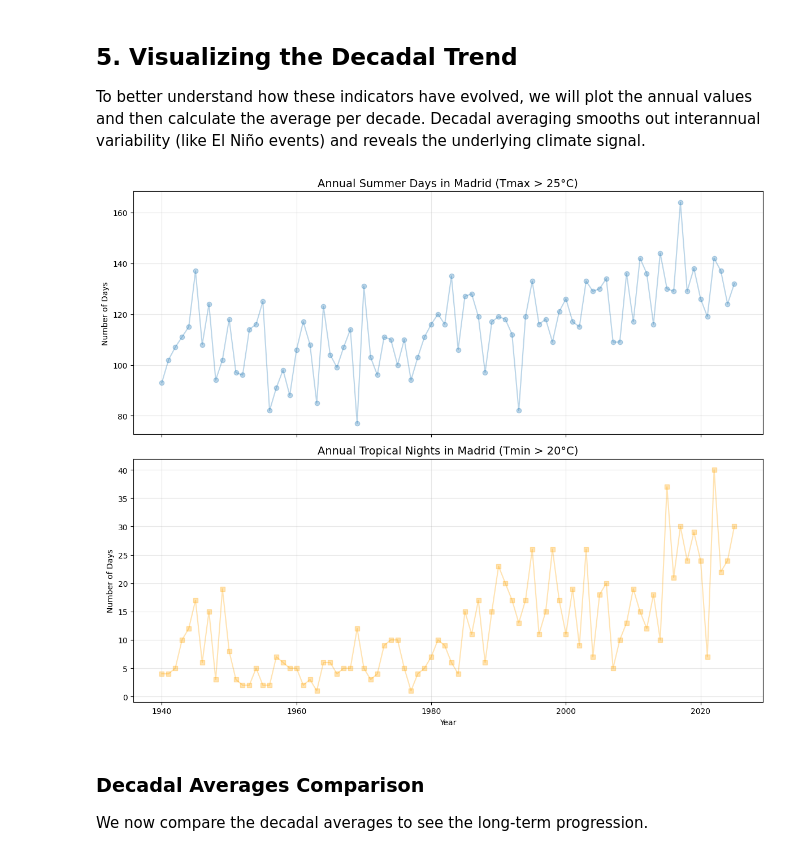
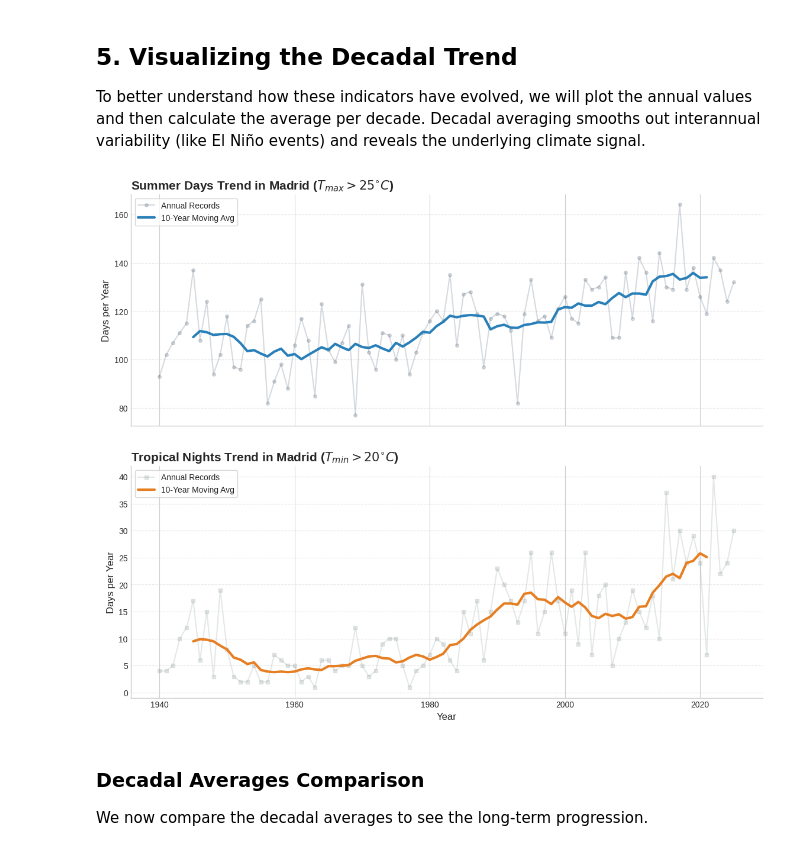
Before and after one commit to Predictia/earthkit-climate, a Jupyter notebook: docs/notebooks/era5_decadal_warming.ipynb, the cells around one changed output. Saved outputs shown, nothing was run; the diff lists cells and outputs as text; code cells hidden in the pictures.

```diff
--- a/docs/notebooks/era5_decadal_warming.ipynb
+++ b/docs/notebooks/era5_decadal_warming.ipynb
@@ -82,30 +82,68 @@ tr_annual = tn_days_above(tmin_daily, thresh="20 degC").squeeze()
 
 To better understand how these indicators have evolved, we will plot the annual values and then calculate the average per decade. Decadal averaging smooths out interannual variability (like El Niño events) and reveals the underlying climate signal.
 # %%
-# Convert to Pandas for easier plotting and decadal grouping
+# Data preparation
 df = pd.DataFrame(
     {"Summer Days": su_annual.values, "Tropical Nights": tr_annual.values}, index=su_annual.time.dt.year.values
 )
 
-fig, (ax1, ax2) = plt.subplots(2, 1, figsize=(12, 10), sharex=True)
+# Calculate 10-year rolling averages for trend visualization
+df_smooth = df.rolling(window=10, center=True).mean()
 
-# 1. Plot Annual Summer Days
-ax1.plot(df.index, df["Summer Days"], marker="o", linestyle="-", alpha=0.3, label="Annual")
-ax1.set_title("Annual Summer Days in Madrid (Tmax > 25\u00b0C)", fontsize=14)
-ax1.set_ylabel("Number of Days")
-ax1.grid(True, alpha=0.3)
+# Plotting configuration
+plt.style.use("seaborn-v0_8-whitegrid")
+fig, (ax1, ax2) = plt.subplots(2, 1, figsize=(12, 10), sharex=True, dpi=100)
 
-# 2. Plot Annual Tropical Nights
-ax2.plot(df.index, df["Tropical Nights"], marker="s", color="orange", linestyle="-", alpha=0.3)
-ax2.set_title("Annual Tropical Nights in Madrid (Tmin > 20\u00b0C)", fontsize=14)
-ax2.set_ylabel("Number of Days")
-ax2.set_xlabel("Year")
-ax2.grid(True, alpha=0.3)
+# --- Subplot 1: Summer Days ---
+# Raw data in the background
+ax1.plot(
+    df.index,
+    df["Summer Days"],
+    marker="o",
+    markersize=4,
+    linestyle="-",
+    color="#34495e",
+    alpha=0.2,
+    label="Annual Records",
+)
+# Trend line in the foreground
+ax1.plot(df_smooth.index, df_smooth["Summer Days"], color="#2980b9", linewidth=3, label="10-Year Moving Avg")
 
-plt.tight_layout()
+ax1.set_title(r"Summer Days Trend in Madrid ($T_{max} > 25^{\circ}C$)", fontsize=15, fontweight="bold", loc="left")
+ax1.set_ylabel("Days per Year", fontsize=12)
+ax1.legend(loc="upper left", frameon=True)
+
+# --- Subplot 2: Tropical Nights ---
+# Raw data in the background
+ax2.plot(
+    df.index,
+    df["Tropical Nights"],
+    marker="s",
+    markersize=4,
+    linestyle="-",
+    color="#7f8c8d",
+    alpha=0.2,
+    label="Annual Records",
+)
+# Trend line in the foreground
+ax2.plot(df_smooth.index, df_smooth["Tropical Nights"], color="#e67e22", linewidth=3, label="10-Year Moving Avg")
+
+ax2.set_title(r"Tropical Nights Trend in Madrid ($T_{min} > 20^{\circ}C$)", fontsize=15, fontweight="bold", loc="left")
+ax2.set_ylabel("Days per Year", fontsize=12)
+ax2.set_xlabel("Year", fontsize=12)
+ax2.legend(loc="upper left", frameon=True)
+
+# Final Polish
+for ax in [ax1, ax2]:
+    ax.spines["top"].set_visible(False)
+    ax.spines["right"].set_visible(False)
+    ax.grid(axis="y", linestyle="--", alpha=0.5)
+    ax.tick_params(labelsize=10)
+
+plt.tight_layout(pad=3.0)
 plt.show()
 # %% [output]
-[figure, old version]
+[figure, new version]
 # %% [markdown]
 ### Decadal Averages Comparison
 
```
Also changed, not shown: parts of 1 cell of this notebook.
